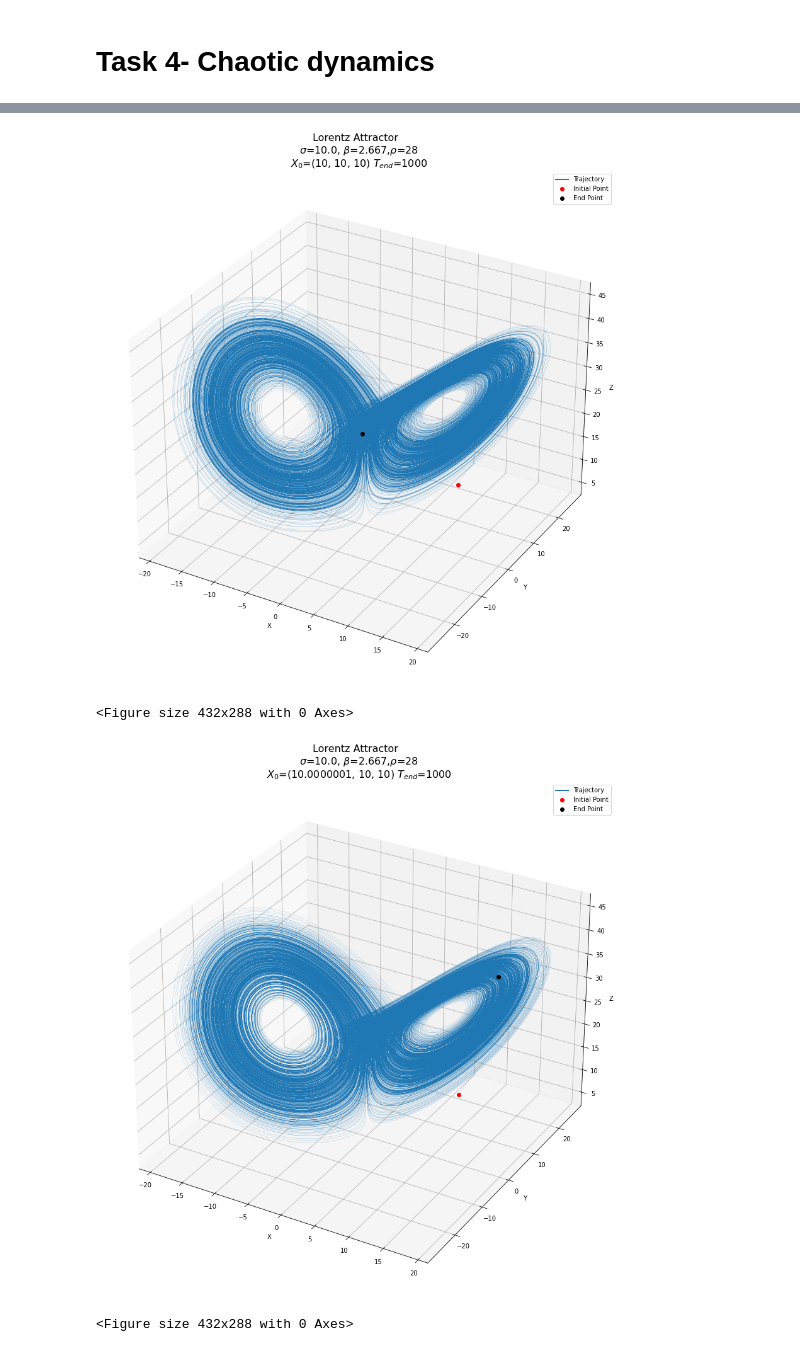
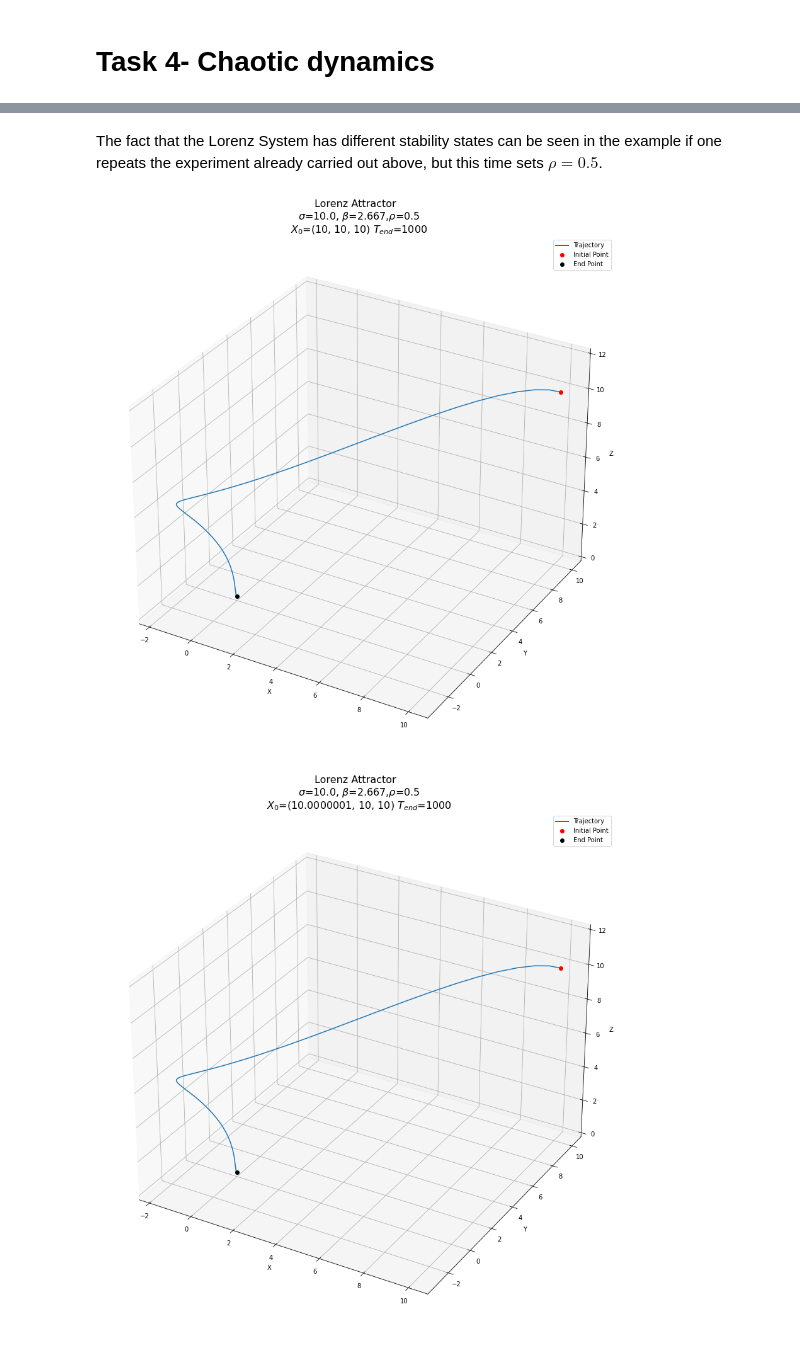
Before and after one commit to sonmikrafft-uni-MLCMS/ex3, a Jupyter notebook: task_4.ipynb, the cells around one changed output, grey strips where cells are left out. Drawn from its saved outputs; the diff is of its cells as text; code cells hidden in the pictures.

```diff
--- a/task_4.ipynb
+++ b/task_4.ipynb
@@ -33,24 +132,24 @@ plot_logistic_map_bifurcation(2.8,4,0.2,1000,100)
+# %% [markdown]
+The fact that the Lorenz System has different stability states can be seen in the example if one repeats the experiment already carried out above, but this time sets $\rho = 0.5$.
 # %%
-
 #Initial State
 x0 = (10,10,10)
 x0_hat = (10+10e-8,10,10)
 
 #Parameter Settings
 sigma = 10.0
 beta = 8.0/3.0
-rho = 28
+rho = 0.5
 
 #Time
 T_end = 1000
+line_width = 1.5
 
 x_t = calc_lorenz_attractor(sigma, beta, rho, x0, T_end)
-plot_lorenz_attractor(x_t, sigma, beta, rho, x0, T_end)
+plot_lorenz_attractor(x_t,sigma, beta, rho, x0, T_end,line_width)
 
 x_t_hat = calc_lorenz_attractor(sigma, beta, rho, x0_hat, T_end)
-plot_lorenz_attractor(x_t_hat, sigma, beta, rho, x0_hat, T_end)
+plot_lorenz_attractor(x_t_hat,sigma, beta, rho, x0_hat, T_end, line_width)
 # %% [output]
-[figure, old version]
+[figure, new version]
-<Figure size 432x288 with 0 Axes>
-[figure, old version]
+[figure, new version]
-<Figure size 432x288 with 0 Axes>
```
Also changed, not shown: parts of 24 cells of this notebook, 2 other files.
